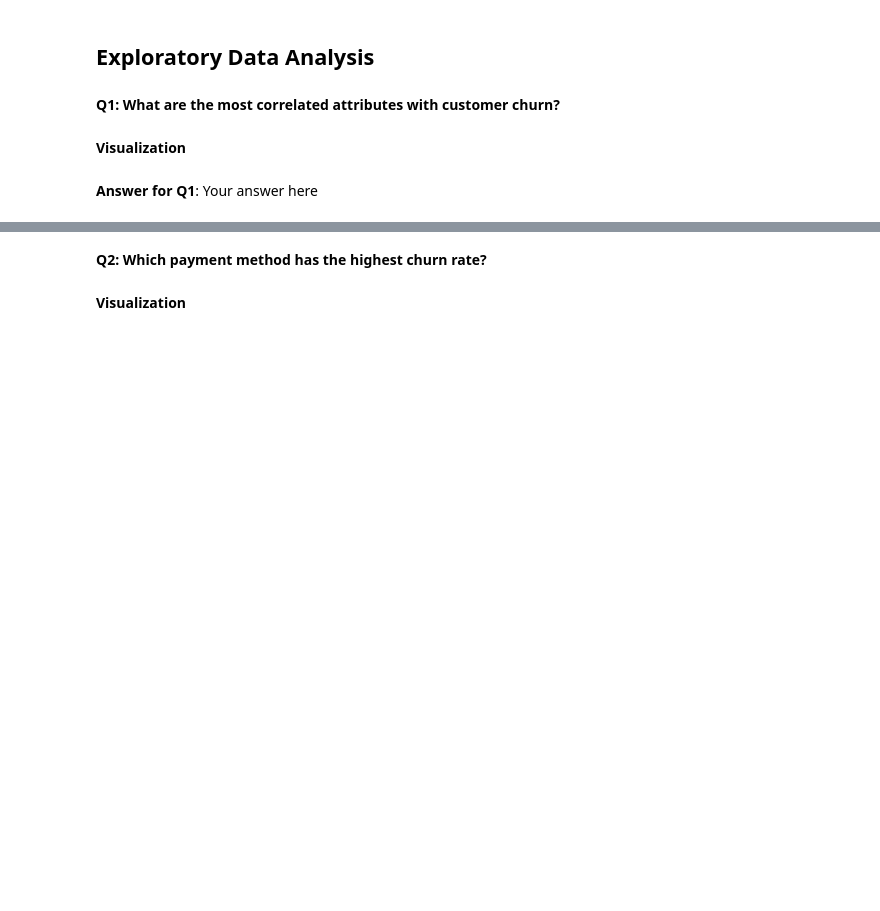
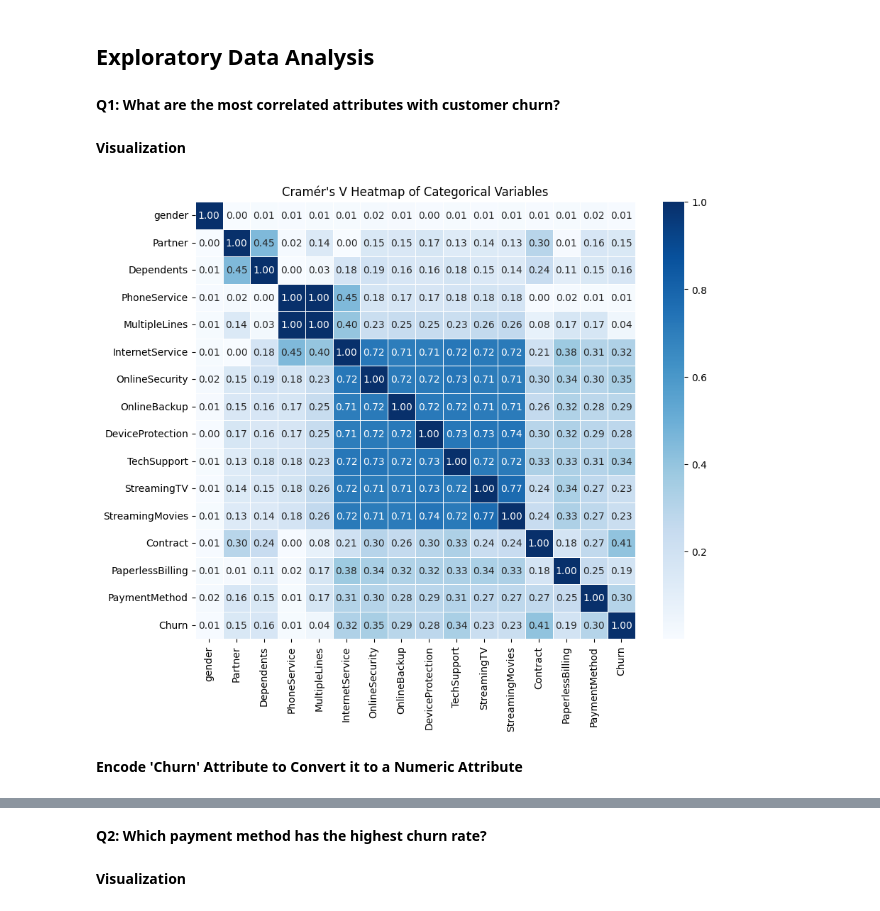
Before and after one commit to JjMyDamnSon/AI_sub, a Jupyter notebook: Classification_Mini-Project.ipynb, the cells around one changed output, grey strips where cells are left out. Cells and saved outputs as stored; diff of their text form; code cells hidden in the pictures; blank space fills up the shorter version.

```diff
--- a/Classification_Mini-Project.ipynb
+++ b/Classification_Mini-Project.ipynb
@@ -236,11 +238,11 @@ df.head()
 # %%
 #extract the float value from the values of 'MonthlyCharge' attribute
 df['MonthlyCharges'] = df['MonthlyCharges'].str.extract(r'(\d+\.\d+|\d+)')
-df['TotalCharges'] = df['TotalCharges'].str.extract(r'(\d+\.\d+|\d+)')
+# df['TotalCharges'] = df['TotalCharges'].str.extract(r'(\d+\.\d+|\d+)')
 
 #convert the attribute data type to int
 df['MonthlyCharges'] = df['MonthlyCharges'].astype(float)
-df['TotalCharges'] = df['TotalCharges'].astype(float)
+# df['TotalCharges'] = df['TotalCharges'].astype(float)
 
 df.head()
 # %% [output]
@@ -253,7 +255,7 @@ df.head()
 # %% [markdown]
 **Replace Missing Values**
 # %%
-#replace missing value in 'TotalCharges' with mean value
-df['TotalCharges'] = df['TotalCharges'].fillna(df['TotalCharges'].mean())
+# #replace missing value in 'TotalCharges' with mean value
+# df['TotalCharges'] = df['TotalCharges'].fillna(df['TotalCharges'].mean())
 
-df.isnull().sum()
+# df.isnull().sum()
@@ -287,5 +265,39 @@ df['Churn'] = df['Churn'].astype('category').cat.codes
 **Q1: What are the most correlated attributes with customer churn?**
 # %% [markdown]
 **Visualization**
-# %% [markdown]
-**Answer for Q1**: Your answer here
+# %%
+#creamer v to check correlation between categorical attributes and Churn
+from scipy.stats import chi2_contingency
+
+
+def cramers_v(confusion_matrix):
+    chi2 = chi2_contingency(confusion_matrix)[0]
+    n = confusion_matrix.sum().sum()
+    r, k = confusion_matrix.shape
+    return np.sqrt(chi2 / (n * (min(k-1, r-1))))
+
+
+categorical_columns = ['gender', 'Partner', 'Dependents',  'PhoneService', 'MultipleLines', 'InternetService', 'OnlineSecurity', 'OnlineBackup', 'DeviceProtection', 'TechSupport', 'StreamingTV', 'StreamingMovies', 'Contract', 'PaperlessBilling', 'PaymentMethod',  'Churn']
+
+
+cramers_v_matrix = pd.DataFrame(np.zeros((len(categorical_columns), len(categorical_columns))),
+                                index=categorical_columns, columns=categorical_columns)
+
+
+for col1 in categorical_columns:
+    for col2 in categorical_columns:
+        if col1 == col2:
+            cramers_v_matrix.loc[col1, col2] = 1.0
+        else:
+            confusion_matrix = pd.crosstab(df[col1], df[col2])
+            cramers_v_matrix.loc[col1, col2] = cramers_v(confusion_matrix)
+
+
+plt.figure(figsize=(10, 8))
+sns.heatmap(cramers_v_matrix, annot=True, cmap="Blues", fmt=".2f", linewidths=0.5)
+plt.title("Cramér's V Heatmap of Categorical Variables")
+plt.show()
+# %% [output]
+[figure, added]
+# %% [markdown]
+**Encode 'Churn' Attribute to Convert it to a Numeric Attribute**
```
Also changed, not shown: parts of 41 cells of this notebook.
